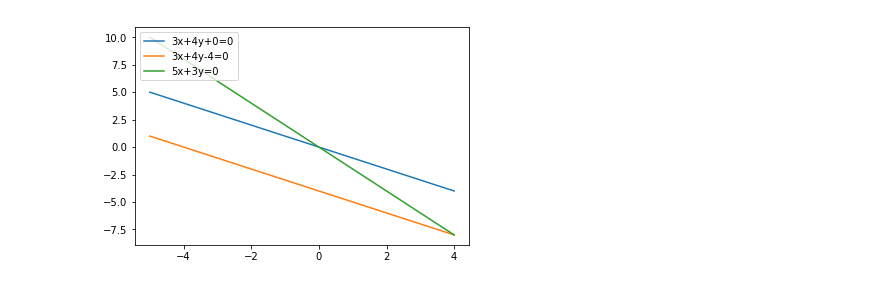
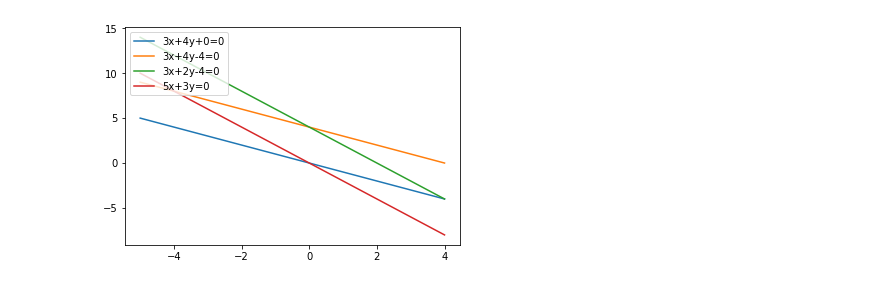
Before and after one commit to knatarasan/dog-project, a Jupyter notebook: practice/neuralnet-practice.ipynb, the cells around one changed output. Saved outputs shown, nothing was run; the diff lists cells and outputs as text; code cells hidden in the pictures.

```diff
--- a/practice/neuralnet-practice.ipynb
+++ b/practice/neuralnet-practice.ipynb
@@ -1,30 +1,38 @@
 # %%
 import matplotlib.pyplot as plt
 import numpy as np
 
 #To draw a line of ax+by+c=0
 
 #Line1
 a=3
 b=4
 c=0
 x=np.arange(-5,5)
-plt.plot(x,x*(-a/b)+c)
+plt.plot(x,x*(-a/b)-c)
 
 #Line2
 a=3
 b=4
 c=-4
-plt.plot(x,x*(-a/b)+c)
+plt.plot(x,x*(-a/b)-c)
+
+#Line2.5
+a=3
+b=2
+c=-4
+plt.plot(x,x*(-a/b)-c)
+
 
 #Line3
 a=5
 b=3
 c=0
-plt.plot(x,x*(-a/b)+c)
+plt.plot(x,x*(-a/b)-c)
 
-plt.legend(['3x+4y+0=0','3x+4y-4=0','5x+3y=0'],loc='upper left')
+
+plt.legend(['3x+4y+0=0','3x+4y-4=0','3x+2y-4=0','5x+3y=0'],loc='upper left')
 
 plt.show()
 # %% [output]
-[figure, old version]
+[figure, new version]
```
Also changed, not shown: parts of 2 cells of this notebook, 2 other files.
